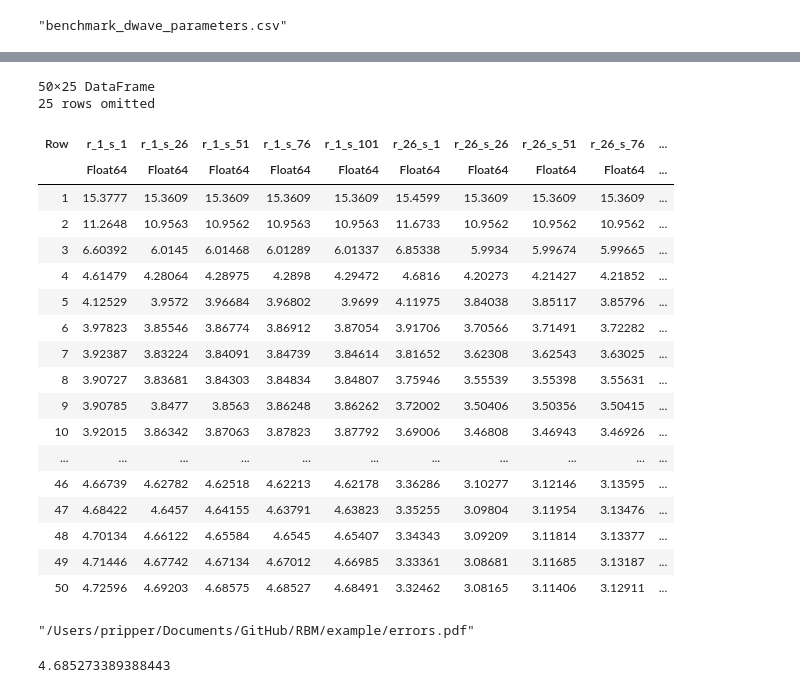
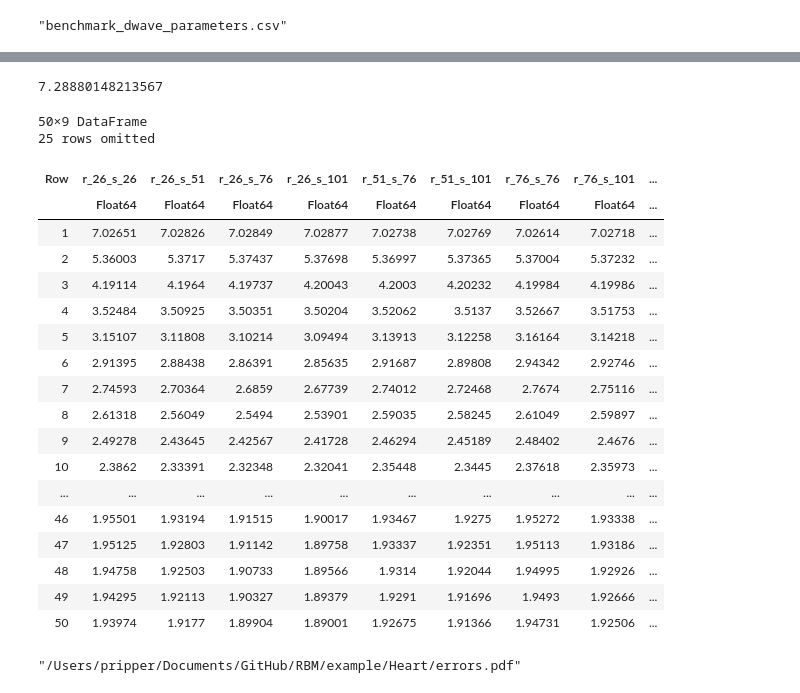
Before and after one commit to NITeQ/QARBoM.jl, a Jupyter notebook: example/Heart/sampler_parameters.ipynb, the cells around one changed output, grey strips where cells are left out. Cells and saved outputs as stored; diff of their text form; code cells hidden in the pictures.

```diff
--- a/example/Heart/sampler_parameters.ipynb
+++ b/example/Heart/sampler_parameters.ipynb
@@ -149,35 +166,46 @@ df_loaded = DataFrame(CSV.File("benchmark_dwave_parameters.csv"))
+# %%
+df_loaded[1,"r_1_s_1"]
+# %% [output]
+7.28880148213567
+# %%
+keys_to_remove = []
+for key in names(df_loaded)
+    if df_loaded[50, key] > 1.95
+        push!(keys_to_remove, key)
+    end
+end
 # %%
 # df_to_plot = select!(df_loaded, Not(["0.0005", "0.0007", "0.0008", "0.0009", "0.001"]))
-# df_to_plot = select!(df_loaded, Not(["0.0002", "0.0003", "0.0004", "0.0006", "0.0007", "0.0008", "0.001"]))
-df_to_plot = df_loaded
+df_to_plot = select!(df_loaded, Not(keys_to_remove))
+# df_to_plot = df_loaded
 # %% [output]
-50×25 DataFrame
+50×9 DataFrame
 25 rows omitted
-| Row | r_1_s_1 | r_1_s_26 | r_1_s_51 | r_1_s_76 | r_1_s_101 | r_26_s_1 | r_26_s_26 | r_26_s_51 | r_26_s_76 | ... |
-|  | Float64 | Float64 | Float64 | Float64 | Float64 | Float64 | Float64 | Float64 | Float64 | ... |
-| 1 | 15.3777 | 15.3609 | 15.3609 | 15.3609 | 15.3609 | 15.4599 | 15.3609 | 15.3609 | 15.3609 | ... |
-| 2 | 11.2648 | 10.9563 | 10.9562 | 10.9563 | 10.9563 | 11.6733 | 10.9562 | 10.9562 | 10.9562 | ... |
-| 3 | 6.60392 | 6.0145 | 6.01468 | 6.01289 | 6.01337 | 6.85338 | 5.9934 | 5.99674 | 5.99665 | ... |
-| 4 | 4.61479 | 4.28064 | 4.28975 | 4.2898 | 4.29472 | 4.6816 | 4.20273 | 4.21427 | 4.21852 | ... |
-| 5 | 4.12529 | 3.9572 | 3.96684 | 3.96802 | 3.9699 | 4.11975 | 3.84038 | 3.85117 | 3.85796 | ... |
-| 6 | 3.97823 | 3.85546 | 3.86774 | 3.86912 | 3.87054 | 3.91706 | 3.70566 | 3.71491 | 3.72282 | ... |
-| 7 | 3.92387 | 3.83224 | 3.84091 | 3.84739 | 3.84614 | 3.81652 | 3.62308 | 3.62543 | 3.63025 | ... |
-| 8 | 3.90727 | 3.83681 | 3.84303 | 3.84834 | 3.84807 | 3.75946 | 3.55539 | 3.55398 | 3.55631 | ... |
-| 9 | 3.90785 | 3.8477 | 3.8563 | 3.86248 | 3.86262 | 3.72002 | 3.50406 | 3.50356 | 3.50415 | ... |
-| 10 | 3.92015 | 3.86342 | 3.87063 | 3.87823 | 3.87792 | 3.69006 | 3.46808 | 3.46943 | 3.46926 | ... |
-| ... | ... | ... | ... | ... | ... | ... | ... | ... | ... | ... |
-| 46 | 4.66739 | 4.62782 | 4.62518 | 4.62213 | 4.62178 | 3.36286 | 3.10277 | 3.12146 | 3.13595 | ... |
-| 47 | 4.68422 | 4.6457 | 4.64155 | 4.63791 | 4.63823 | 3.35255 | 3.09804 | 3.11954 | 3.13476 | ... |
-| 48 | 4.70134 | 4.66122 | 4.65584 | 4.6545 | 4.65407 | 3.34343 | 3.09209 | 3.11814 | 3.13377 | ... |
-| 49 | 4.71446 | 4.67742 | 4.67134 | 4.67012 | 4.66985 | 3.33361 | 3.08681 | 3.11685 | 3.13187 | ... |
-| 50 | 4.72596 | 4.69203 | 4.68575 | 4.68527 | 4.68491 | 3.32462 | 3.08165 | 3.11406 | 3.12911 | ... |
+| Row | r_26_s_26 | r_26_s_51 | r_26_s_76 | r_26_s_101 | r_51_s_76 | r_51_s_101 | r_76_s_76 | r_76_s_101 | ... |
+|  | Float64 | Float64 | Float64 | Float64 | Float64 | Float64 | Float64 | Float64 | ... |
+| 1 | 7.02651 | 7.02826 | 7.02849 | 7.02877 | 7.02738 | 7.02769 | 7.02614 | 7.02718 | ... |
+| 2 | 5.36003 | 5.3717 | 5.37437 | 5.37698 | 5.36997 | 5.37365 | 5.37004 | 5.37232 | ... |
+| 3 | 4.19114 | 4.1964 | 4.19737 | 4.20043 | 4.2003 | 4.20232 | 4.19984 | 4.19986 | ... |
+| 4 | 3.52484 | 3.50925 | 3.50351 | 3.50204 | 3.52062 | 3.5137 | 3.52667 | 3.51753 | ... |
+| 5 | 3.15107 | 3.11808 | 3.10214 | 3.09494 | 3.13913 | 3.12258 | 3.16164 | 3.14218 | ... |
+| 6 | 2.91395 | 2.88438 | 2.86391 | 2.85635 | 2.91687 | 2.89808 | 2.94342 | 2.92746 | ... |
+| 7 | 2.74593 | 2.70364 | 2.6859 | 2.67739 | 2.74012 | 2.72468 | 2.7674 | 2.75116 | ... |
+| 8 | 2.61318 | 2.56049 | 2.5494 | 2.53901 | 2.59035 | 2.58245 | 2.61049 | 2.59897 | ... |
+| 9 | 2.49278 | 2.43645 | 2.42567 | 2.41728 | 2.46294 | 2.45189 | 2.48402 | 2.4676 | ... |
+| 10 | 2.3862 | 2.33391 | 2.32348 | 2.32041 | 2.35448 | 2.3445 | 2.37618 | 2.35973 | ... |
+| ... | ... | ... | ... | ... | ... | ... | ... | ... | ... |
+| 46 | 1.95501 | 1.93194 | 1.91515 | 1.90017 | 1.93467 | 1.9275 | 1.95272 | 1.93338 | ... |
+| 47 | 1.95125 | 1.92803 | 1.91142 | 1.89758 | 1.93337 | 1.92351 | 1.95113 | 1.93186 | ... |
+| 48 | 1.94758 | 1.92503 | 1.90733 | 1.89566 | 1.9314 | 1.92044 | 1.94995 | 1.92926 | ... |
+| 49 | 1.94295 | 1.92113 | 1.90327 | 1.89379 | 1.9291 | 1.91696 | 1.9493 | 1.92666 | ... |
+| 50 | 1.93974 | 1.9177 | 1.89904 | 1.89001 | 1.92675 | 1.91366 | 1.94731 | 1.92506 | ... |
 # %%
 plot(Matrix(df_to_plot), labels=permutedims(string.(names(df_to_plot))), linewidth=2, botton_margin=0, right_margin = 3Plots.mm)
 # plot(range(1,50, length = 50), all_mse[2],label = "ϵ = 0.002")
 theme(:wong)
 
 
-lens!([45, 50], [1.7, 2], inset = (1, bbox(0.3, 0.0, 0.2, 0.2)), subplot=2)
+lens!([49, 50], [1.88, 1.95], inset = (1, bbox(0.5, 0.0, 0.4, 0.4)), subplot=2)
 
 
 xlabel!("Epoch", subplot =1)
@@ -187,8 +215,4 @@ plot!(legend=:outerbottom, legendcolumns=3)
 
 savefig("errors.pdf")
 # %% [output]
-"/Users/pripper/Documents/GitHub/RBM/example/errors.pdf"
+"/Users/pripper/Documents/GitHub/RBM/example/Heart/errors.pdf"
-# %%
-df_loaded[50, "r_1_s_76"]
-# %% [output]
-4.685273389388443
```
Also changed, not shown: parts of 9 cells of this notebook, 11 other files.
